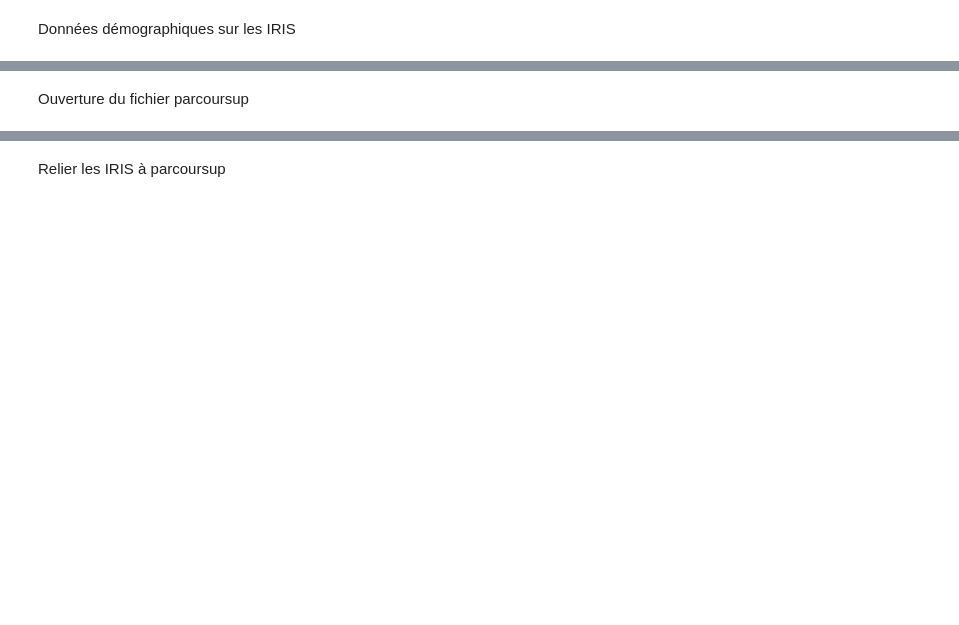
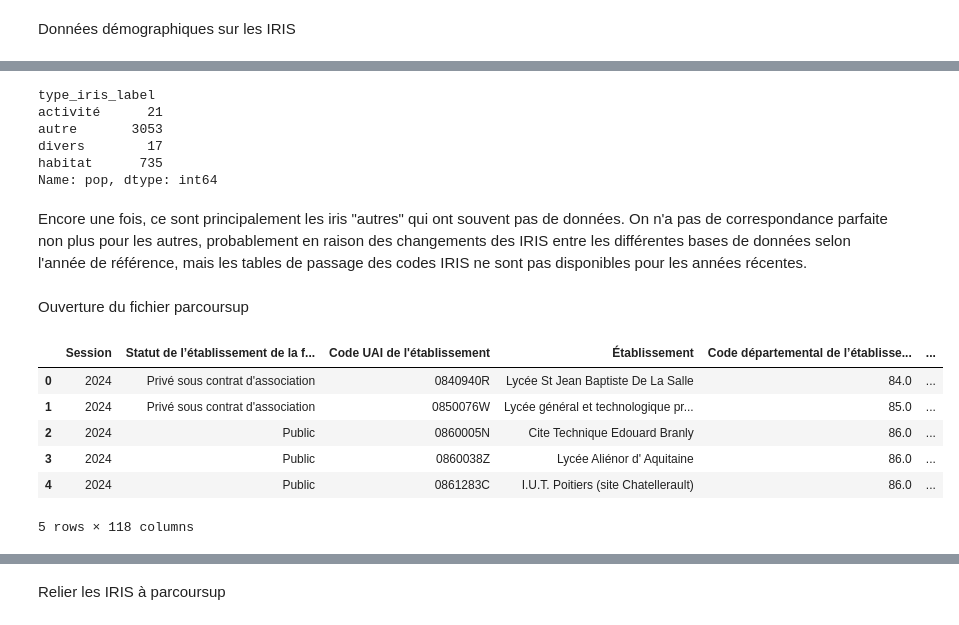
Before and after one commit to margaux-heam/projet_python, a Jupyter notebook: code.ipynb, the cells around one changed output, grey strips where cells are left out. Cells and saved outputs as stored; diff of their text form; code cells hidden in the pictures; blank space fills up the shorter version.

```diff
--- a/code.ipynb
+++ b/code.ipynb
@@ -214,7 +444,24 @@ gdf_iris["type_iris_label"].value_counts()
+# %%
+gdf_iris.groupby("type_iris_label")["pop"].apply(lambda x: x.isna().sum())
+# %% [output]
+type_iris_label
+activité      21
+autre       3053
+divers        17
+habitat      735
+Name: pop, dtype: int64
+# %% [markdown]
+Encore une fois, ce sont principalement les iris "autres" qui ont souvent pas de données. On n'a pas de correspondance parfaite non plus pour les autres, probablement en raison des changements des IRIS entre les différentes bases de données selon l'année de référence, mais les tables de passage des codes IRIS ne sont pas disponibles pour les années récentes.
 # %% [markdown]
 Ouverture du fichier parcoursup
 # %%
-parcoursup = "parcoursup.csv"
-
-df = pd.read_csv(parcoursup, sep=";")
+df = pd.read_csv("data/parcoursup.csv", sep=";")
 df.head()
+# %% [output]
+|  | Session | Statut de l’établissement de la f... | Code UAI de l'établissement | Établissement | Code départemental de l’établisse... | ... |
+| 0 | 2024 | Privé sous contrat d'association | 0840940R | Lycée St Jean Baptiste De La Salle | 84.0 | ... |
+| 1 | 2024 | Privé sous contrat d'association | 0850076W | Lycée général et technologique pr... | 85.0 | ... |
+| 2 | 2024 | Public | 0860005N | Cite Technique Edouard Branly | 86.0 | ... |
+| 3 | 2024 | Public | 0860038Z | Lycée Aliénor d' Aquitaine | 86.0 | ... |
+| 4 | 2024 | Public | 0861283C | I.U.T. Poitiers (site Chatellerault) | 86.0 | ... |
+5 rows × 118 columns
```
Also changed, not shown: parts of 63 cells of this notebook, 4 other files.
